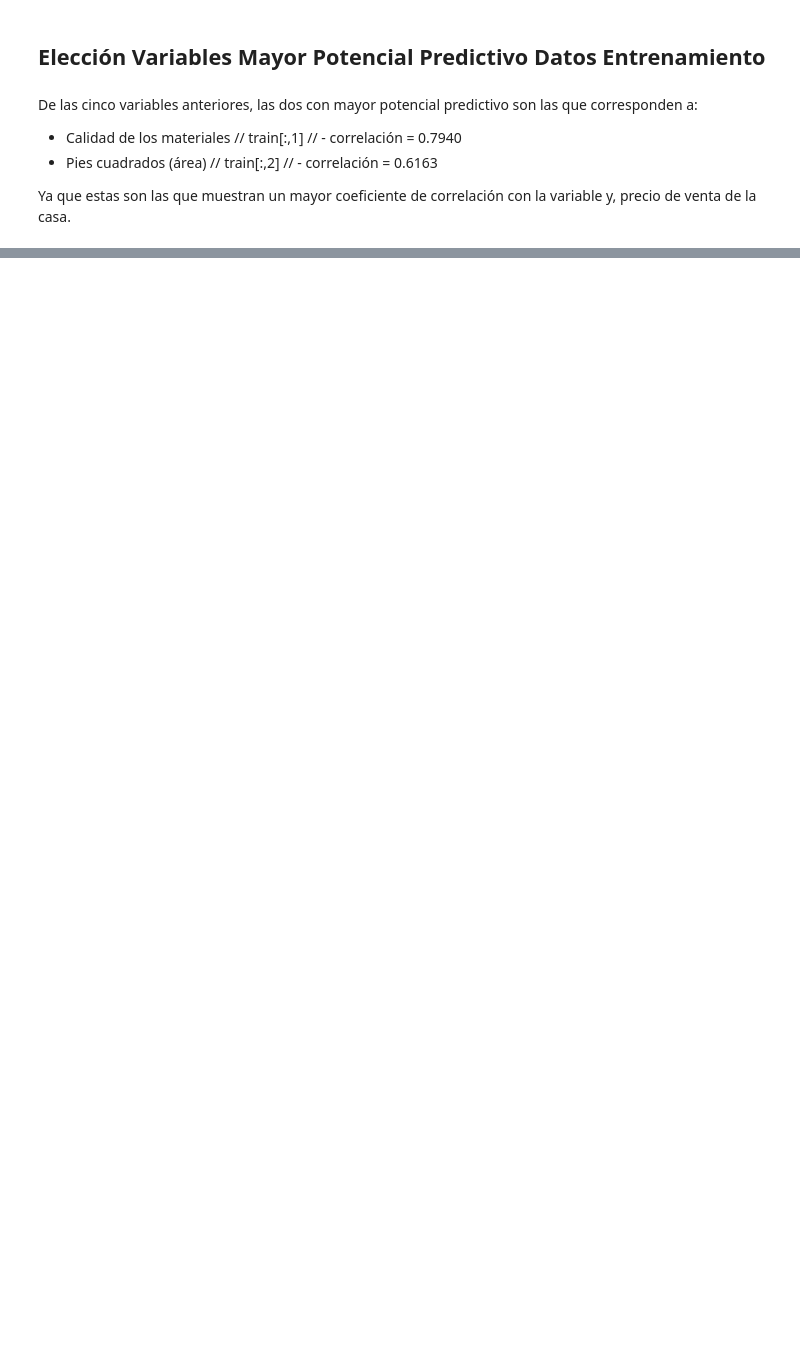
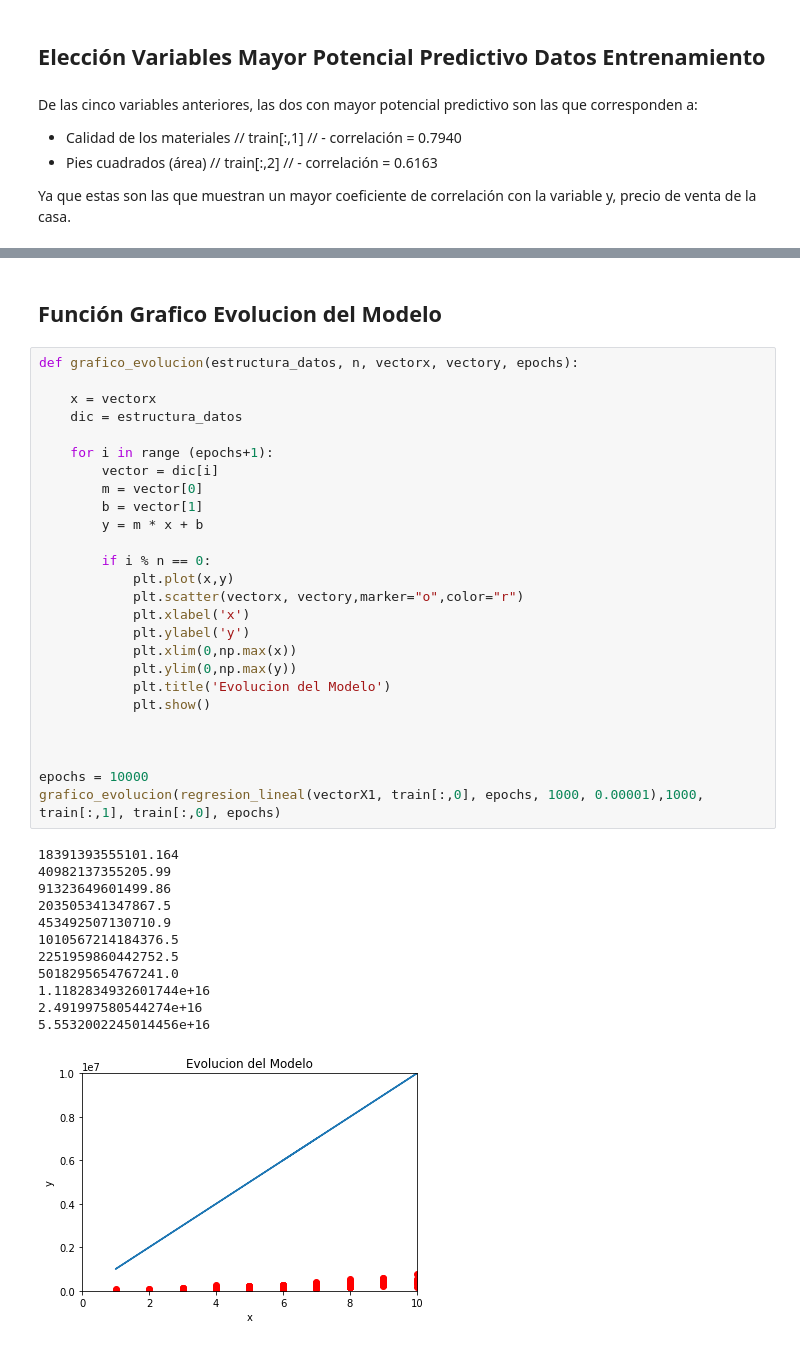
Before and after one commit to EldaCalderon/Proyecto-Phyton, a Jupyter notebook: ProyectoFinal.ipynb, the cells around one changed output, grey strips where cells are left out. Cells and saved outputs as stored; diff of their text form; blank space fills up the shorter version.

```diff
--- a/ProyectoFinal.ipynb
+++ b/ProyectoFinal.ipynb
@@ -545,0 +636,41 @@ print(vectorP)
+# %% [markdown]
+## Función Grafico Evolucion del Modelo
+# %%
+def grafico_evolucion(estructura_datos, n, vectorx, vectory, epochs):
+
+    x = vectorx
+    dic = estructura_datos
+
+    for i in range (epochs+1):
+        vector = dic[i]
+        m = vector[0]
+        b = vector[1]
+        y = m * x + b
+
+        if i % n == 0:
+            plt.plot(x,y)
+            plt.scatter(vectorx, vectory,marker="o",color="r")
+            plt.xlabel('x')
+            plt.ylabel('y')
+            plt.xlim(0,np.max(x))
+            plt.ylim(0,np.max(y))
+            plt.title('Evolucion del Modelo')
+            plt.show()
+
+
+
+epochs = 10000
+grafico_evolucion(regresion_lineal(vectorX1, train[:,0], epochs, 1000, 0.00001),1000, train[:,1], train[:,0], epochs)
+# %% [output]
+18391393555101.164
+40982137355205.99
+91323649601499.86
+203505341347867.5
+453492507130710.9
+1010567214184376.5
+2251959860442752.5
+5018295654767241.0
+1.1182834932601744e+16
+2.491997580544274e+16
+5.5532002245014456e+16
+[figure, added]
```
Also changed, not shown: parts of 26 cells of this notebook.
